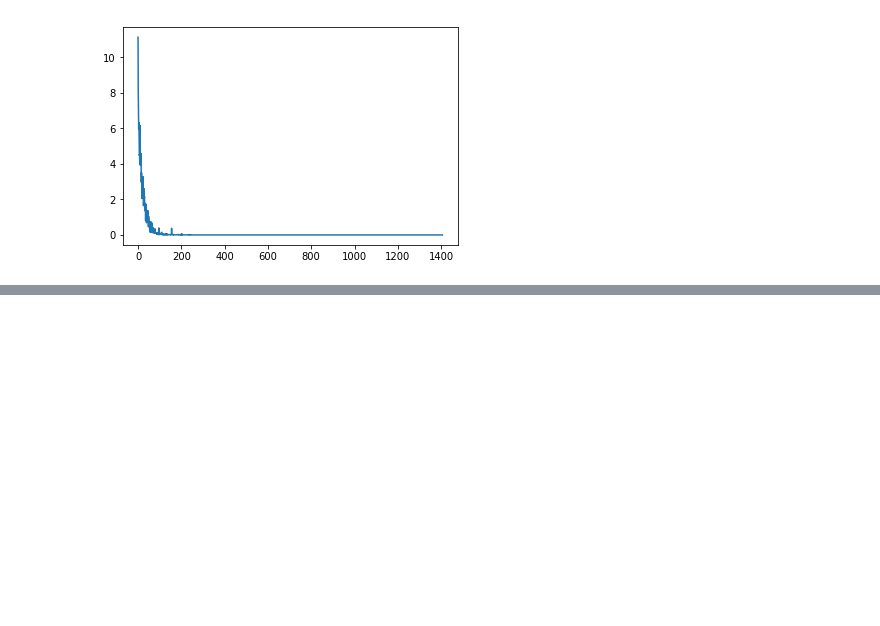
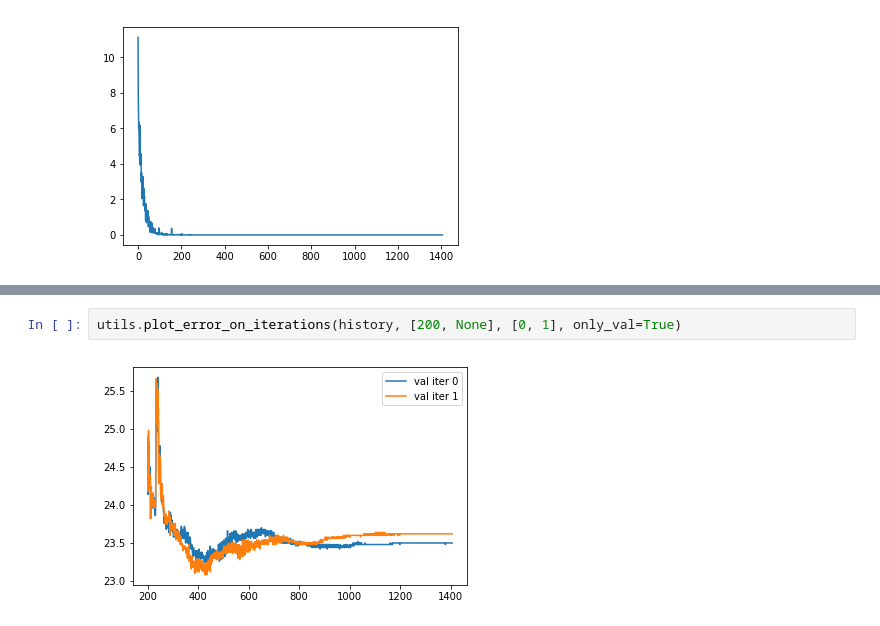
Before and after one commit to IFLED/confnn, a Jupyter notebook: experiments/notebooks/2_stage/cifar10-baseline-use-priors.ipynb, the cells around one changed output, grey strips where cells are left out. Drawn from its saved outputs; the diff is of its cells as text; blank space fills up the shorter version.

```diff
--- a/experiments/notebooks/2_stage/cifar10-baseline-use-priors.ipynb
+++ b/experiments/notebooks/2_stage/cifar10-baseline-use-priors.ipynb
@@ -239,0 +174,4 @@ pyplot.legend()
+# %%
+utils.plot_error_on_iterations(history, [200, None], [0, 1], only_val=True)
+# %% [output]
+[figure, added]
```
Also changed, not shown: parts of 18 cells of this notebook, 1 other file.
